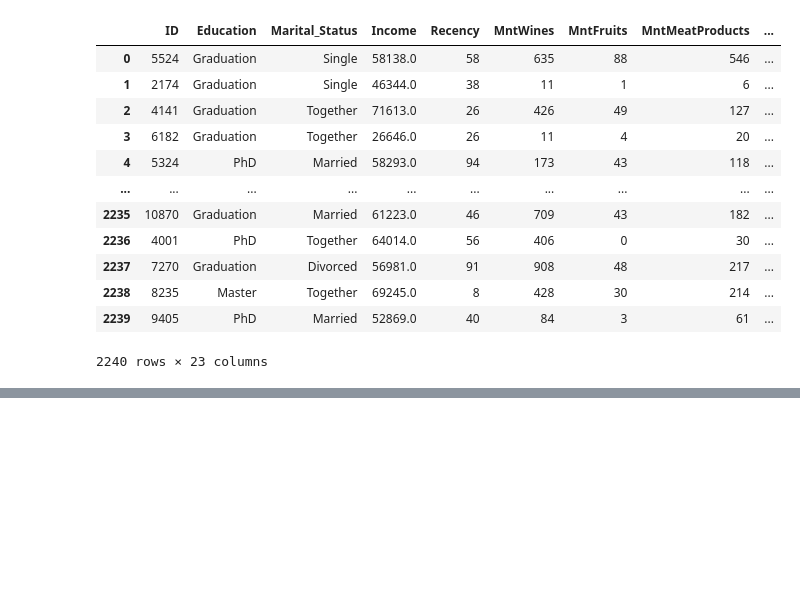
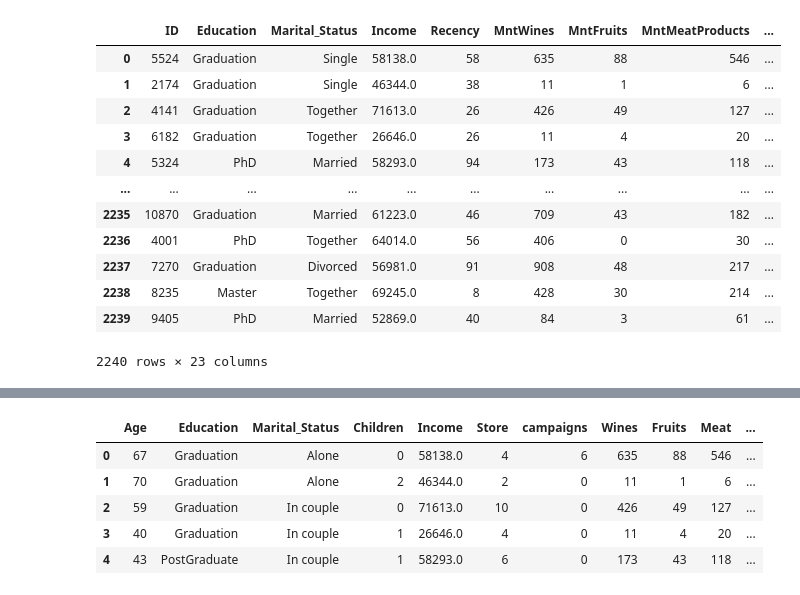
Before and after one commit to Empress-star/DSI-Team-Project, a Jupyter notebook: Data Cleaning and Exploration/initial_data_cleaning.ipynb, the cells around one changed output, grey strips where cells are left out. Cells and saved outputs as stored; diff of their text form; code cells hidden in the pictures; blank space fills up the shorter version.

Commit message:
'Further cleaned the data and created features list relevant for clustering'

```diff
--- a/Data Cleaning and Exploration/initial_data_cleaning.ipynb
+++ b/Data Cleaning and Exploration/initial_data_cleaning.ipynb
@@ -213,0 +309,27 @@ df_transform
+# %%
+# Create a final feature list for Clustering
+df_transform = df_transform[[
+    'Age',
+    'Education',
+    'Marital_Status',
+    'Children',
+    'Income',
+    'Store',
+    'campaigns',
+    'Wines',
+    'Fruits',
+    'Meat',
+    'Fish',
+    'Sweets',
+    'Gold',
+    'Total Spending'
+]]
+
+df_transform.head()
+# %% [output]
+|  | Age | Education | Marital_Status | Children | Income | Store | campaigns | Wines | Fruits | Meat | ... |
+| 0 | 67 | Graduation | Alone | 0 | 58138.0 | 4 | 6 | 635 | 88 | 546 | ... |
+| 1 | 70 | Graduation | Alone | 2 | 46344.0 | 2 | 0 | 11 | 1 | 6 | ... |
+| 2 | 59 | Graduation | In couple | 0 | 71613.0 | 10 | 0 | 426 | 49 | 127 | ... |
+| 3 | 40 | Graduation | In couple | 1 | 26646.0 | 4 | 0 | 11 | 4 | 20 | ... |
+| 4 | 43 | PostGraduate | In couple | 1 | 58293.0 | 6 | 0 | 173 | 43 | 118 | ... |
```
Also changed, not shown: parts of 8 cells of this notebook.
